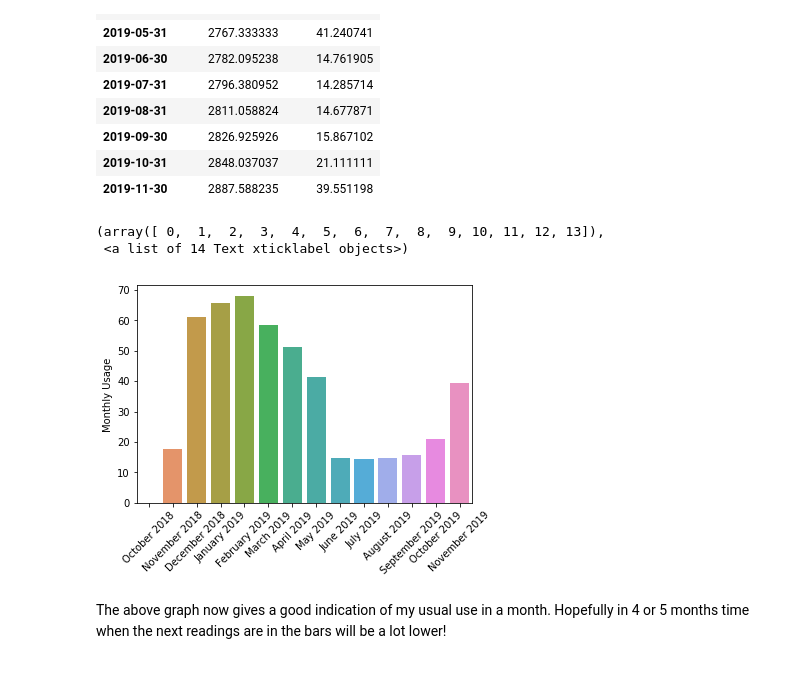
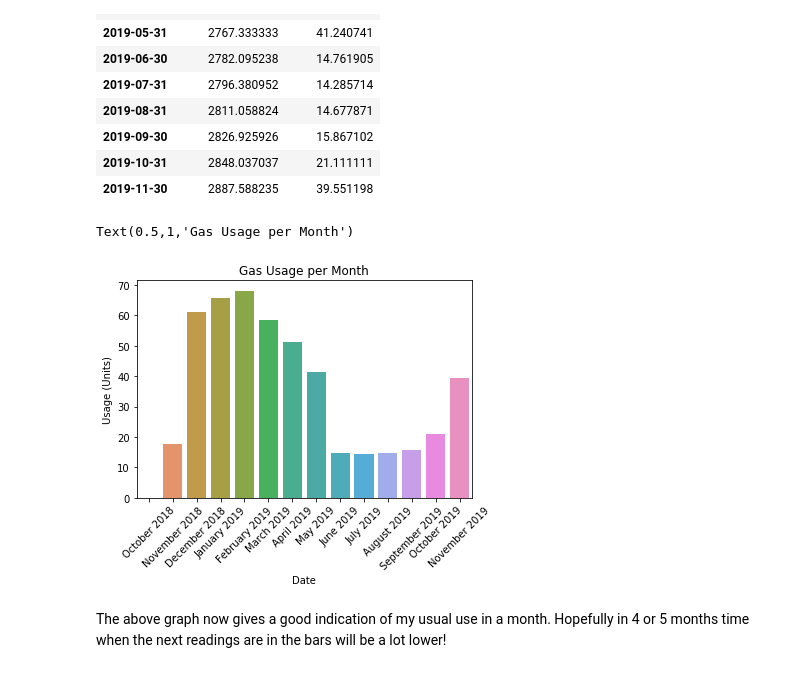
Before and after one commit to maukbe/Gas-Usage, a Jupyter notebook: Energy Usage.ipynb, the cells around one changed output. Drawn from its saved outputs; the diff is of its cells as text; code cells hidden in the pictures.

Commit message:
Adding title and axis labels to graph

```diff
--- a/Energy Usage.ipynb
+++ b/Energy Usage.ipynb
@@ -111,11 +111,12 @@ import seaborn as sns
 import matplotlib.pyplot as plt
 gas_df_reindexed.index = gas_df_reindexed.index.strftime('%B %Y')
 # %%
-sns.barplot(data=gas_df_reindexed, x=gas_df_reindexed.index, y=gas_df_reindexed['Monthly Usage'])
+ax = sns.barplot(data=gas_df_reindexed, x=gas_df_reindexed.index, y=gas_df_reindexed['Monthly Usage'])
+ax.set(ylabel='Usage (Units)', xlabel='Date')
 plt.xticks(rotation=45)
+plt.title('Gas Usage per Month')
 # %% [output]
-(array([ 0,  1,  2,  3,  4,  5,  6,  7,  8,  9, 10, 11, 12, 13]),
- <a list of 14 Text xticklabel objects>)
+Text(0.5,1,'Gas Usage per Month')
-[figure, old version]
+[figure, new version]
 # %% [markdown]
 The above graph now gives a good indication of my usual use in a month. Hopefully in 4 or 5 months time when the next readings are in the bars will be a lot lower!
```
